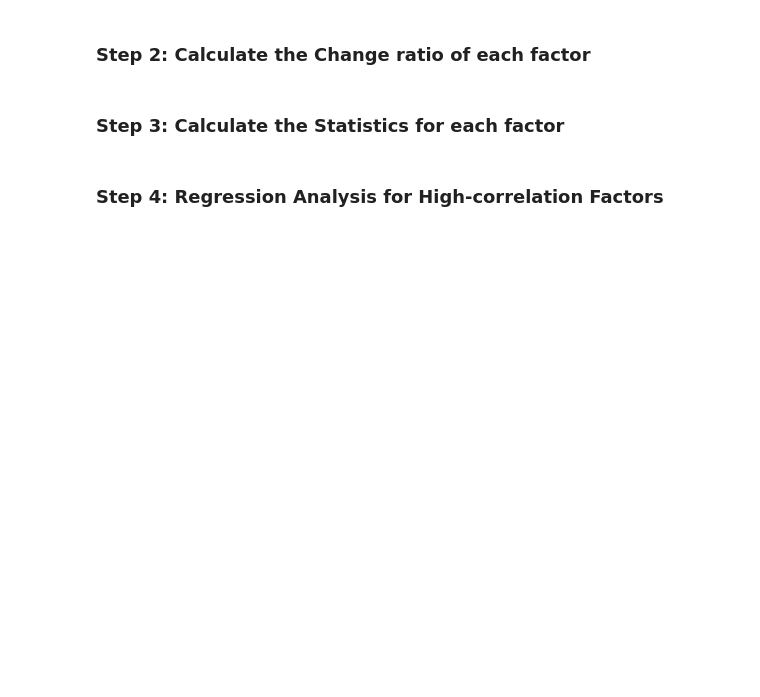
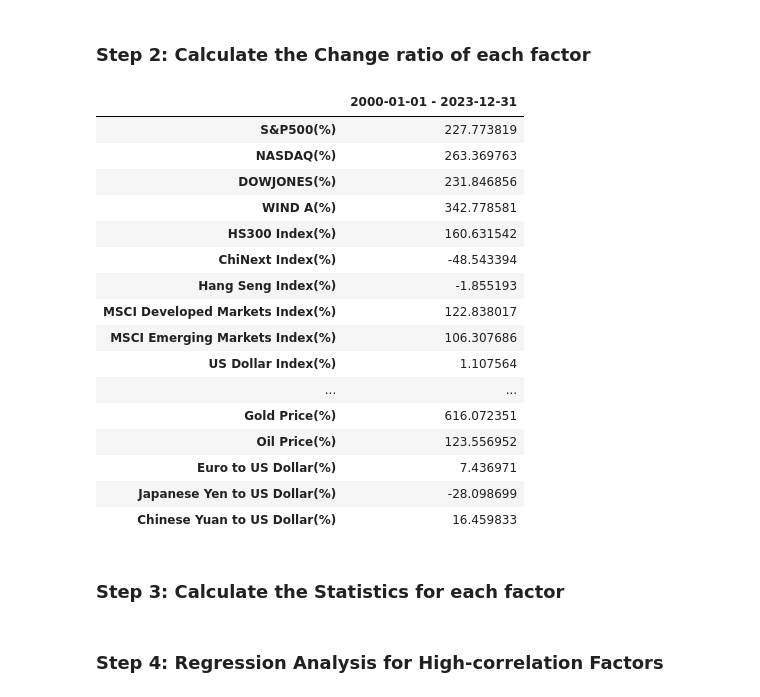
Before and after one commit to doriading/FIN523-doria, a Jupyter notebook: FIN523_MultiLinearReg_2000-01-01_2023-12-31.ipynb, the cells around one changed output. Cells and saved outputs as stored; diff of their text form; code cells hidden in the pictures; blank space fills up the shorter version.

```diff
--- a/FIN523_MultiLinearReg_2000-01-01_2023-12-31.ipynb
+++ b/FIN523_MultiLinearReg_2000-01-01_2023-12-31.ipynb
@@ -75,7 +75,26 @@ analyser.load_data(enable_cache=True)
 # %% [markdown]
 ### Step 2: Calculate the Change ratio of each factor
 # %%
-# change_ratio_df = analyser.calculate_change_ratio()
+change_ratio_df = analyser.calculate_change_ratio()
+change_ratio_df
+# %% [output]
+|  | 2000-01-01 - 2023-12-31 |
+| S&P500(%) | 227.773819 |
+| NASDAQ(%) | 263.369763 |
+| DOWJONES(%) | 231.846856 |
+| WIND A(%) | 342.778581 |
+| HS300 Index(%) | 160.631542 |
+| ChiNext Index(%) | -48.543394 |
+| Hang Seng Index(%) | -1.855193 |
+| MSCI Developed Markets Index(%) | 122.838017 |
+| MSCI Emerging Markets Index(%) | 106.307686 |
+| US Dollar Index(%) | 1.107564 |
+| ... | ... |
+| Gold Price(%) | 616.072351 |
+| Oil Price(%) | 123.556952 |
+| Euro to US Dollar(%) | 7.436971 |
+| Japanese Yen to US Dollar(%) | -28.098699 |
+| Chinese Yuan to US Dollar(%) | 16.459833 |
 # %% [markdown]
 ### Step 3: Calculate the Statistics for each factor
 # %%
```
Also changed, not shown: parts of 11 cells of this notebook, 7 other files.
